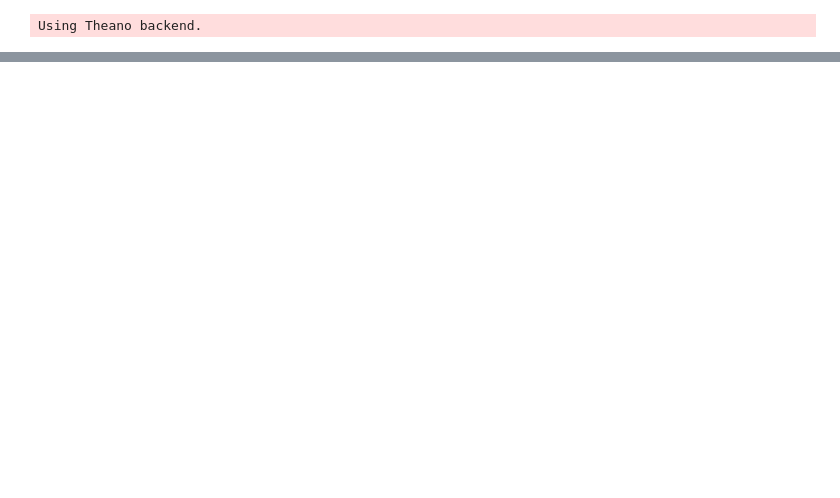
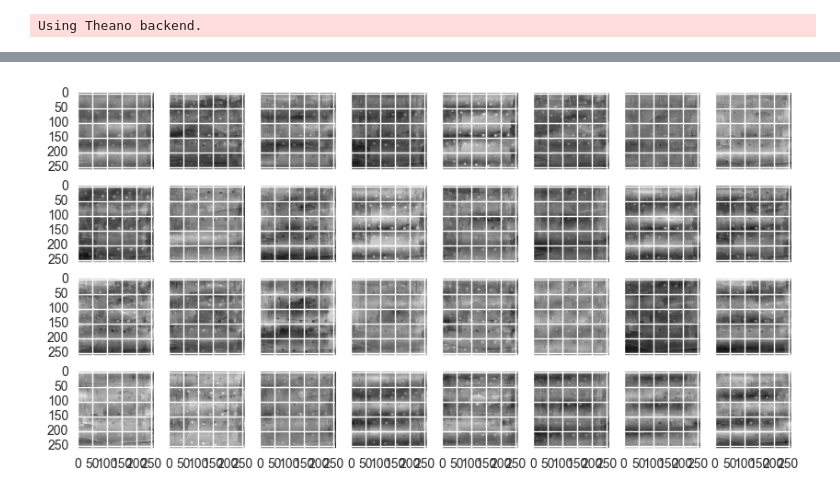
Before and after one commit to gorbak25/trypophobia-detector, a Jupyter notebook: traing_neural_net.ipynb, the cells around one changed output, grey strips where cells are left out. Drawn from its saved outputs; the diff is of its cells as text; code cells hidden in the pictures; blank space fills up the shorter version.

```diff
--- a/traing_neural_net.ipynb
+++ b/traing_neural_net.ipynb
@@ -119,0 +135,13 @@ plt.show()
+# %%
+convout1_f = theano.function(model.inputs, [model.layers[0].output])
+sample_outs = convout1_f([sample_image.astype(np.float32)])[0][0]
+
+fig, axes = plt.subplots(4,8, sharex=True, sharey=True)
+plt.rcParams['figure.figsize'] = (10, 5)
+for i,w in enumerate(sample_outs):
+    axes[int(i/8)][int(i%8)].imshow(w, cmap="gray")
+    #sns.heatmap(w)
+    #plt.show()
+plt.show()
+# %% [output]
+[figure, added]
```
Also changed, not shown: parts of 11 cells of this notebook.
